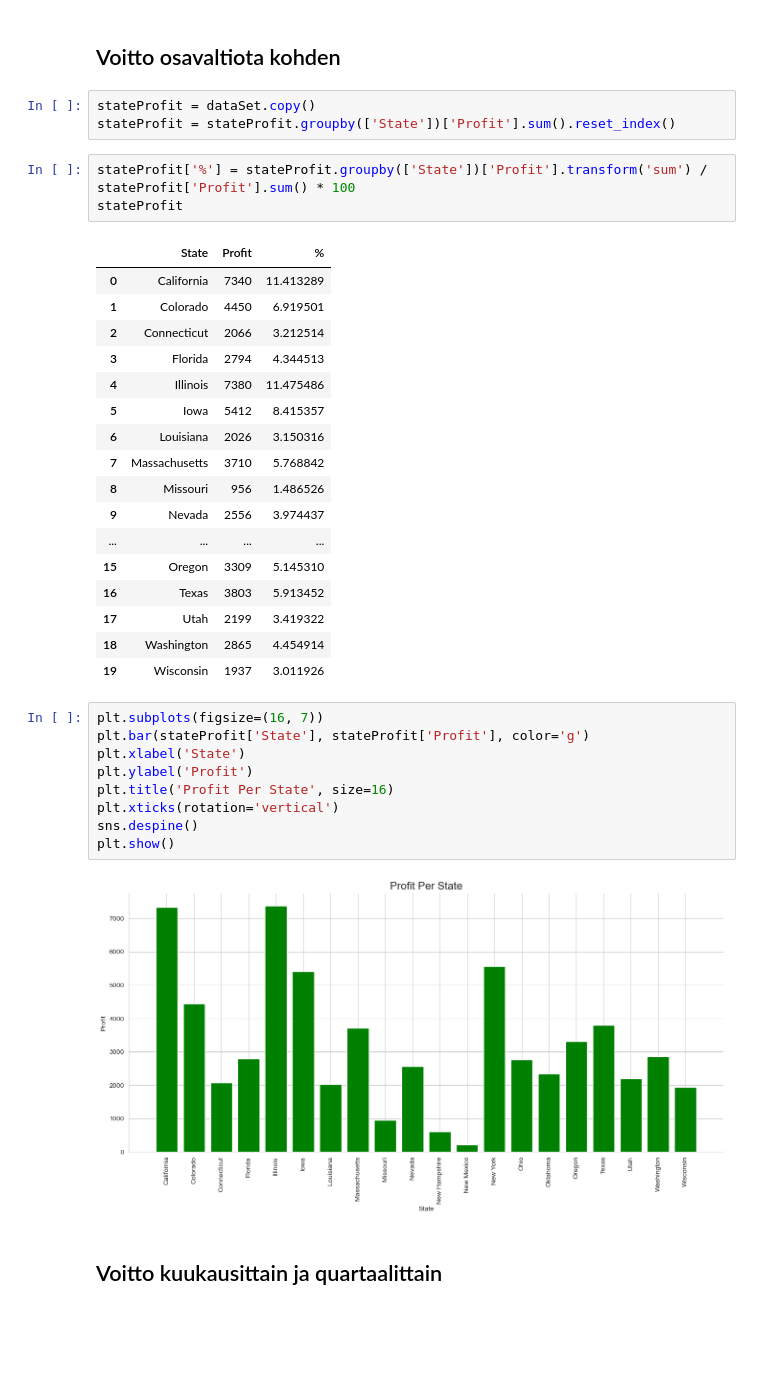
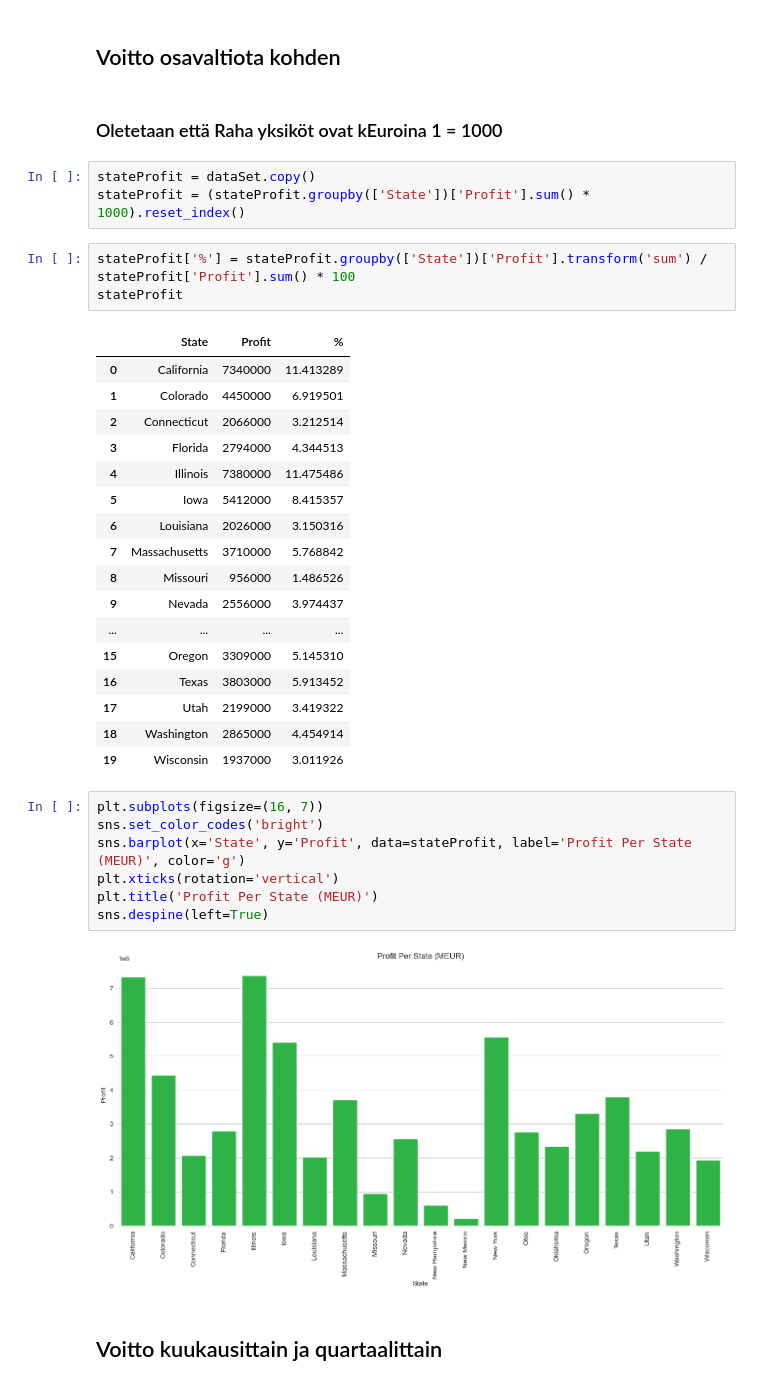
Before and after one commit to R3adyPro/Coffee-Chain-Sales, a Jupyter notebook: main.ipynb, the cells around one changed output. Drawn from its saved outputs; the diff is of its cells as text; blank space fills up the shorter version.

```diff
--- a/main.ipynb
+++ b/main.ipynb
@@ -96,41 +98,41 @@ plt.show()
 [figure]
 # %% [markdown]
 ## Voitto osavaltiota kohden
+# %% [markdown]
+### Oletetaan että Raha yksiköt ovat kEuroina 1 = 1000
 # %%
 stateProfit = dataSet.copy()
-stateProfit = stateProfit.groupby(['State'])['Profit'].sum().reset_index()
+stateProfit = (stateProfit.groupby(['State'])['Profit'].sum() * 1000).reset_index()
 # %%
 stateProfit['%'] = stateProfit.groupby(['State'])['Profit'].transform('sum') / stateProfit['Profit'].sum() * 100
 stateProfit
 # %% [output]
 |  | State | Profit | % |
-| 0 | California | 7340 | 11.413289 |
-| 1 | Colorado | 4450 | 6.919501 |
-| 2 | Connecticut | 2066 | 3.212514 |
-| 3 | Florida | 2794 | 4.344513 |
-| 4 | Illinois | 7380 | 11.475486 |
-| 5 | Iowa | 5412 | 8.415357 |
-| 6 | Louisiana | 2026 | 3.150316 |
-| 7 | Massachusetts | 3710 | 5.768842 |
-| 8 | Missouri | 956 | 1.486526 |
-| 9 | Nevada | 2556 | 3.974437 |
+| 0 | California | 7340000 | 11.413289 |
+| 1 | Colorado | 4450000 | 6.919501 |
+| 2 | Connecticut | 2066000 | 3.212514 |
+| 3 | Florida | 2794000 | 4.344513 |
+| 4 | Illinois | 7380000 | 11.475486 |
+| 5 | Iowa | 5412000 | 8.415357 |
+| 6 | Louisiana | 2026000 | 3.150316 |
+| 7 | Massachusetts | 3710000 | 5.768842 |
+| 8 | Missouri | 956000 | 1.486526 |
+| 9 | Nevada | 2556000 | 3.974437 |
 | ... | ... | ... | ... |
-| 15 | Oregon | 3309 | 5.145310 |
-| 16 | Texas | 3803 | 5.913452 |
-| 17 | Utah | 2199 | 3.419322 |
-| 18 | Washington | 2865 | 4.454914 |
-| 19 | Wisconsin | 1937 | 3.011926 |
+| 15 | Oregon | 3309000 | 5.145310 |
+| 16 | Texas | 3803000 | 5.913452 |
+| 17 | Utah | 2199000 | 3.419322 |
+| 18 | Washington | 2865000 | 4.454914 |
+| 19 | Wisconsin | 1937000 | 3.011926 |
 # %%
 plt.subplots(figsize=(16, 7))
-plt.bar(stateProfit['State'], stateProfit['Profit'], color='g')
-plt.xlabel('State')
-plt.ylabel('Profit')
-plt.title('Profit Per State', size=16)
+sns.set_color_codes('bright')
+sns.barplot(x='State', y='Profit', data=stateProfit, label='Profit Per State (MEUR)', color='g')
 plt.xticks(rotation='vertical')
-sns.despine()
-plt.show()
+plt.title('Profit Per State (MEUR)')
+sns.despine(left=True)
 # %% [output]
-[figure, old version]
+[figure, new version]
 # %% [markdown]
 ## Voitto kuukausittain ja quartaalittain
 # %%
```
Also changed, not shown: parts of 13 cells of this notebook, 1 other file.
